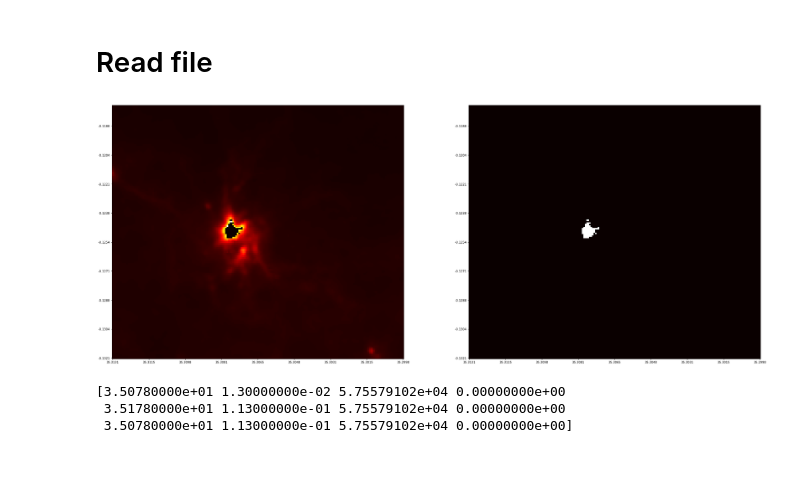
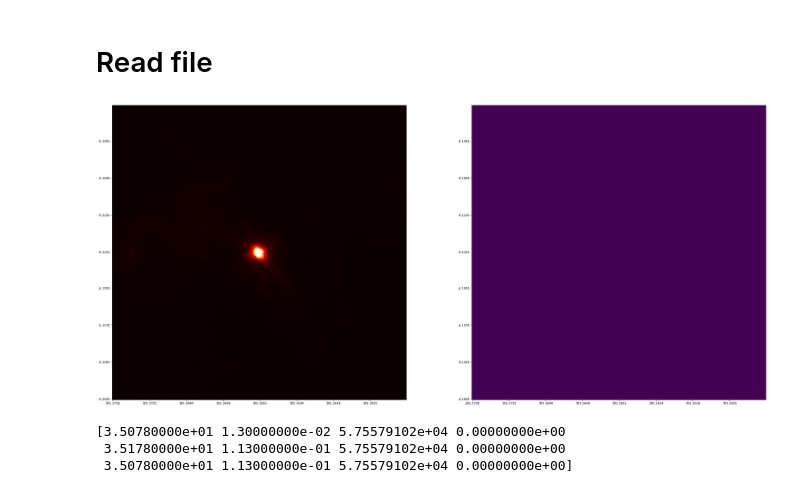
Before and after one commit to martimmcdc/2d-gaussian-fitting, a Jupyter notebook: Hub_Saturated_Code.ipynb, the cells around one changed output. Cells and saved outputs as stored; diff of their text form; code cells hidden in the pictures; blank space fills up the shorter version.

```diff
--- a/Hub_Saturated_Code.ipynb
+++ b/Hub_Saturated_Code.ipynb
@@ -692,35 +699,36 @@ import numpy as np
 import matplotlib.pyplot as plt
 from astropy.io import fits
 
 # open fits file
-hdu = fits.open('satexample1.fits')[0]
+hdu = fits.open('im250_sat_1_cutout.fits')[0]
 header = hdu.header
 data = hdu.data
 newdata = data[75:125,75:125]
 sat_area = np.zeros(data.shape,bool)
 sat_area[data==data.min()] = True
 
 # axis values from header
 x0,y0 = header['crval1'],header['crval2']
 dx,dy = header['cdelt1'],header['cdelt2']
 nx,ny = header['naxis1'],header['naxis2']
 x = x0 + dx*np.arange(0,nx)
 y = y0 + dy*np.arange(0,ny)
 grid = np.meshgrid(x,y)
+#print(grid)
 
 # plot and show image
 fig = plt.figure(figsize=(30,15*ny/nx))
 ax1 = plt.axes([0,0,0.45,1])
 ax2 = plt.axes([0.55,0,0.45,1])
 ax1.imshow(data,origin='lower',cmap='hot')
 ax2.imshow(sat_area,origin='lower')
 ax1.set_xticklabels(np.around(x,4))
 ax1.set_yticklabels(np.around(y,4))
 ax2.set_xticklabels(np.around(x,4))
 ax2.set_yticklabels(np.around(y,4))
 plt.show()
 # %% [output]
-[figure, old version]
+[figure, new version]
 # %%
 fixed = fit3(grid,newdata,sat_area)
 
```
Also changed, not shown: parts of 11 cells of this notebook.
